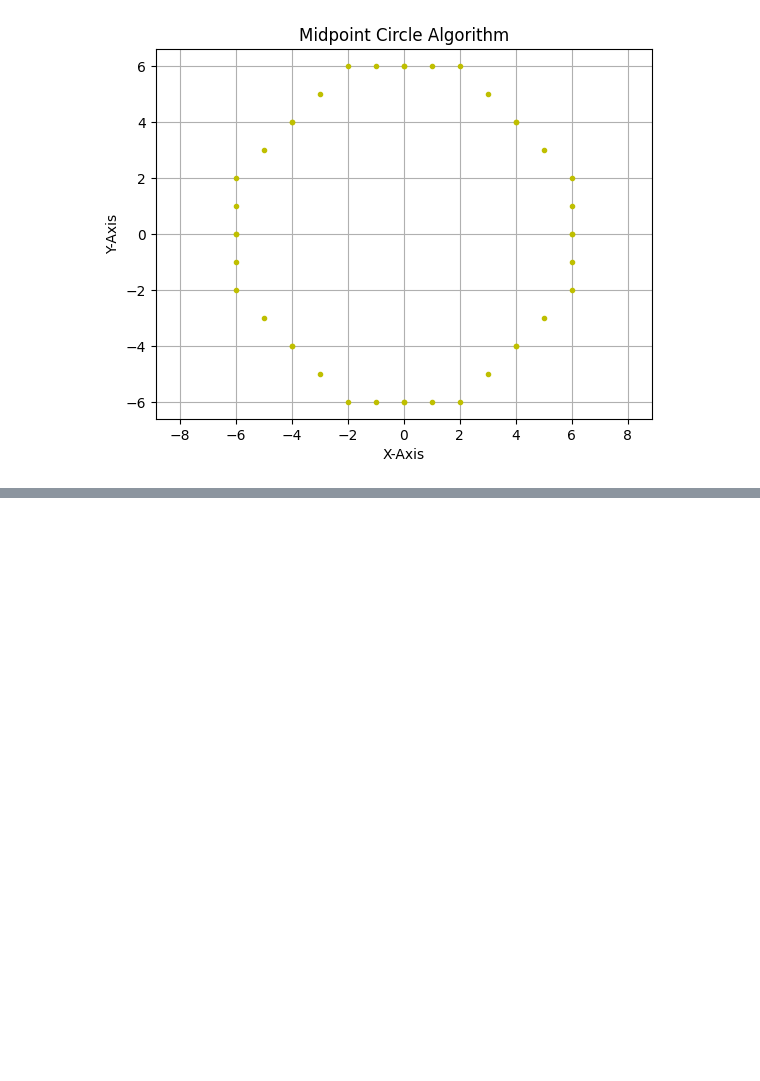
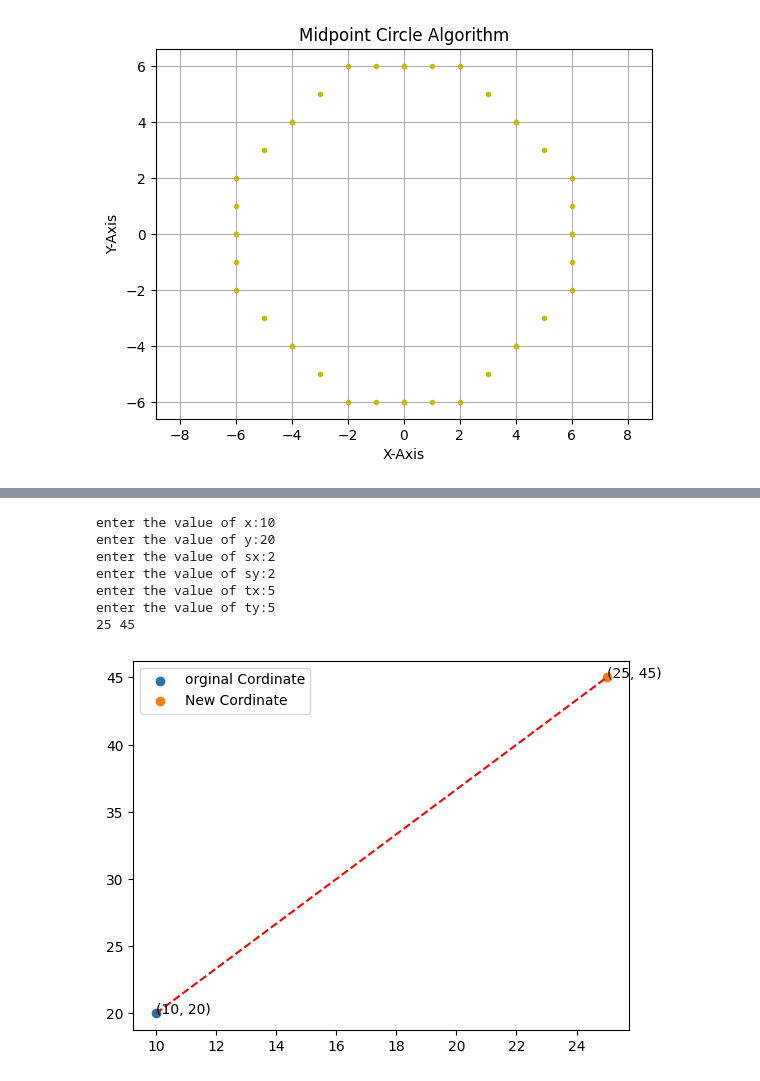
Before and after one commit to RitekPillai/CGPracticals, a Jupyter notebook: MatPlotCourse.ipynb, the cells around one changed output, grey strips where cells are left out. Cells and saved outputs as stored; diff of their text form; code cells hidden in the pictures; blank space fills up the shorter version.

```diff
--- a/MatPlotCourse.ipynb
+++ b/MatPlotCourse.ipynb
@@ -212,0 +237,40 @@ plt.show()
+# %%
+def scalingandtransaltion(x,y,sx,sy,tx,ty):
+  x_scale=x*sx
+  y_scale=y*sy
+  new_cordx=x_scale+tx
+  new_cordy=y_scale+ty
+  return new_cordx,new_cordy
+
+#taking inputs
+x=int(input("enter the value of x:"))
+y=int(input("enter the value of y:"))
+sx=int(input("enter the value of sx:"))
+sy=int(input("enter the value of sy:"))
+tx=int(input("enter the value of tx:"))
+ty=int(input("enter the value of ty:"))
+#calling func
+x1,y1=scalingandtransaltion(x,y,sx,sy,tx,ty)
+print(x1,y1)
+#ploting orignal cordinate
+plt.scatter(x,y,label="orginal Cordinate")
+plt.text(x,y,((x,y)))
+#ploting scaled cordinate
+plt.scatter(x1,y1,label="New Cordinate")
+plt.text(x1,y1,((x1,y1)))
+
+
+
+
+plt.plot([x,x1],[y,y1],"r--",)
+plt.legend()
+plt.show()
+# %% [output]
+enter the value of x:10
+enter the value of y:20
+enter the value of sx:2
+enter the value of sy:2
+enter the value of tx:5
+enter the value of ty:5
+25 45
+[figure, added]
```
Also changed, not shown: parts of 4 cells of this notebook.
